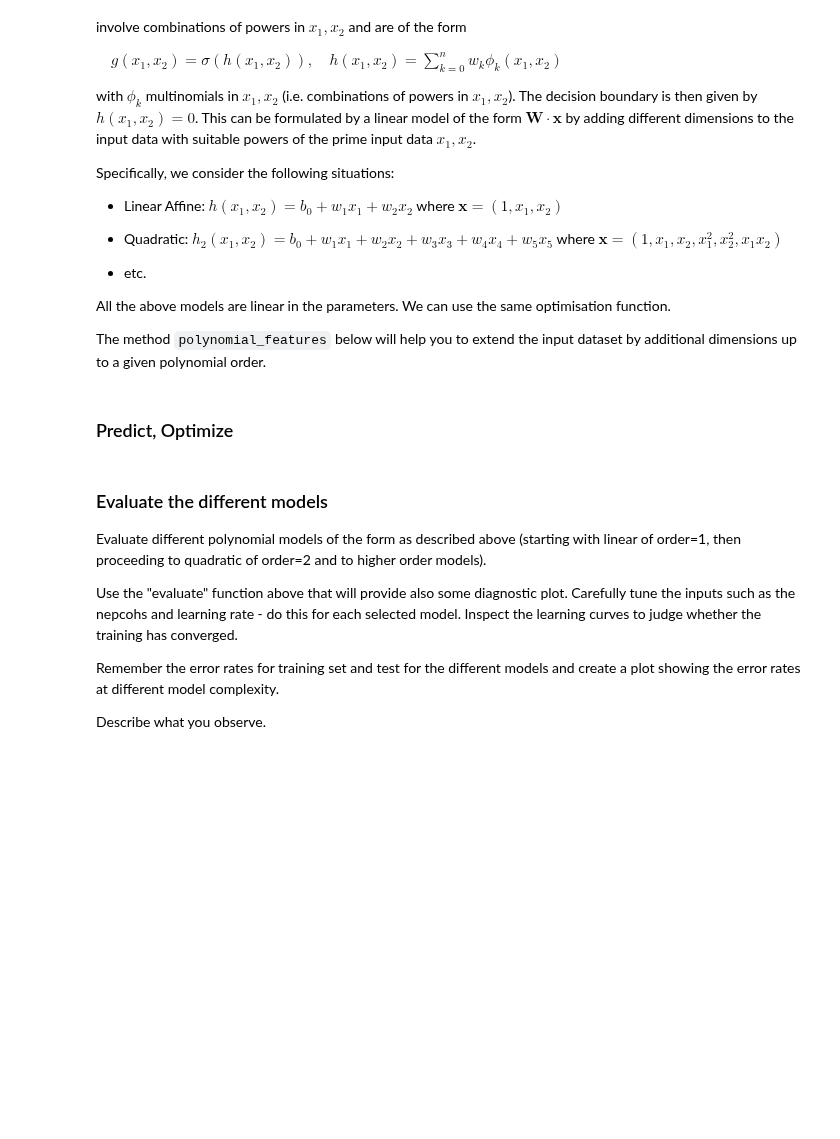
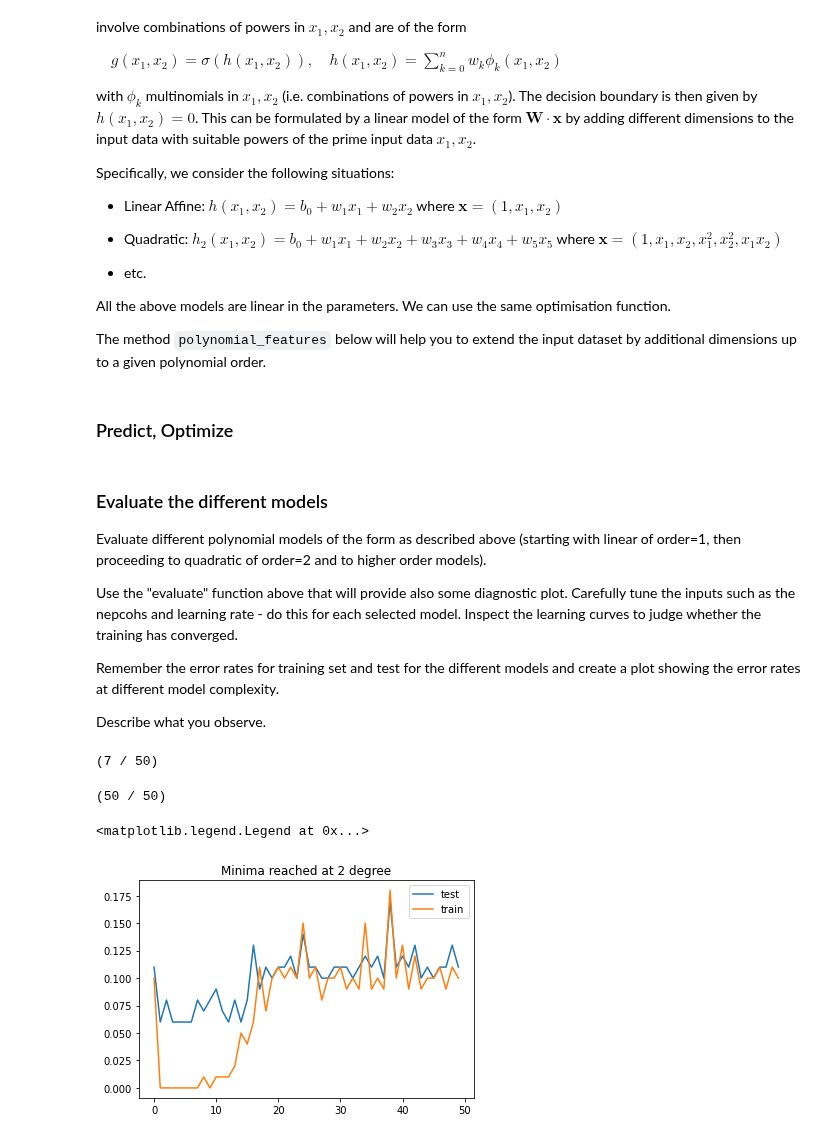
Before and after one commit to FabianGroeger96/mse-deep-learning, a Jupyter notebook: SW04/overfitting_stud.ipynb, the cells around one changed output. Drawn from its saved outputs; the diff is of its cells as text; code cells hidden in the pictures; blank space fills up the shorter version.

```diff
--- a/SW04/overfitting_stud.ipynb
+++ b/SW04/overfitting_stud.ipynb
@@ -63,6 +76,12 @@ plot_dataset(x_test0, y_test)
 def normalize(X):
     ### START YOUR CODE
 
+    mu = X.mean()
+    std = X.std()
+
+    x_train = (X - mu) / std
+
+    return x_train, mu, std
 
     ### END YOUR CODE
 # %%
@@ -143,9 +166,11 @@ def predict(X,W):
     """
     ### START YOUR CODE
 
+    return 1 / (1 + np.exp(W.dot(X)))
+
     ### END YOUR CODE
 
-def cost(A,Y):
+def cost(A,Y, eps=1e-12):
     """
     Computes cross-entropy cost.
 
@@ -154,6 +179,8 @@ def cost(A,Y):
     Y -- Labels
     """
     m = Y.shape[1]
+
+    A = np.clip(A, eps, 1-eps)
     c = -np.sum(Y*np.log(A)+(1-Y)*np.log(1-A))/m
     return c
 
@@ -182,5 +209,9 @@ def gradient_cost(A,X,Y):
     """
     ### START YOUR CODE
 
+    grad = (Y - A).dot(X.T)
+
+    return grad
+
     ### END YOUR CODE
 # %%
@@ -210,7 +277,7 @@ def optimize(Xtrain,Ytrain,Xtest,Ytest,nepochs,learningrate):
 
     ### END YOUR CODE
 # %%
-def evaluate(x_train,y_train,x_test,y_test,pol_degree, nepochs, learningrate):
+def evaluate(x_train,y_train,x_test,y_test,pol_degree, nepochs, learningrate, plot=True):
     """
     Evaluate a model by training it, plotting the learning curves and the decision boundary and
     returning the performance (final cost and error rate obtained for training and test set)
@@ -218,10 +285,9 @@ def evaluate(x_train,y_train,x_test,y_test,pol_degree, nepochs, learningrate):
     Xtrain = polynomial_features(x_train, pol_degree)
     Xtest = polynomial_features(x_test,pol_degree)
     traincosts, testcosts, trainerror, testerror, W = optimize(Xtrain,y_train,Xtest,y_test,nepochs,learningrate)
-    plot_curves(traincosts, testcosts, trainerror, testerror)
+    if plot:
+        plot_curves(traincosts, testcosts, trainerror, testerror)
     Jtrain, Jtest, etrain, etest = traincosts[-1],testcosts[-1],trainerror[-1],testerror[-1]
-    print(Jtrain, Jtest, etrain, etest)
-    print(W)
     return Jtrain, Jtest, etrain, etest, W
 # %%
 def plot_curves(traincosts, testcosts, trainerror, testerror):
@@ -281,3 +347,29 @@ Use the "evaluate" function above that will provide also some diagnostic plot. C
 Remember the error rates for training set and test for the different models and create a plot showing the error rates at different model complexity.
 
 Describe what you observe.
+# %%
+nepochs = 1000
+learningrate = 0.01
+
+min_test_errors = []
+min_train_errors = []
+
+max_deg = 50
+for d in range(max_deg):
+    print(f"({d + 1} / {max_deg})", end="\r")
+    traincost1, testcost1, trainerror1, testerror1, W1 = evaluate(
+        x_train,y_train,x_test,y_test, d + 1, nepochs, learningrate, plot=False)
+    min_train_errors.append(trainerror1.min())
+    min_test_errors.append(testerror1.min())
+# %% [output]
+(7 / 50)
+(50 / 50)
+# %%
+best = np.argmin(min_test_errors) + 1
+plt.title(f"Minima reached at {best} degree")
+plt.plot(range(50), min_test_errors, label="test")
+plt.plot(range(50), min_train_errors, label="train")
+plt.legend()
+# %% [output]
+<matplotlib.legend.Legend at 0x...>
+[figure, added]
```
Also changed, not shown: parts of 8 cells of this notebook, 1 other file.
